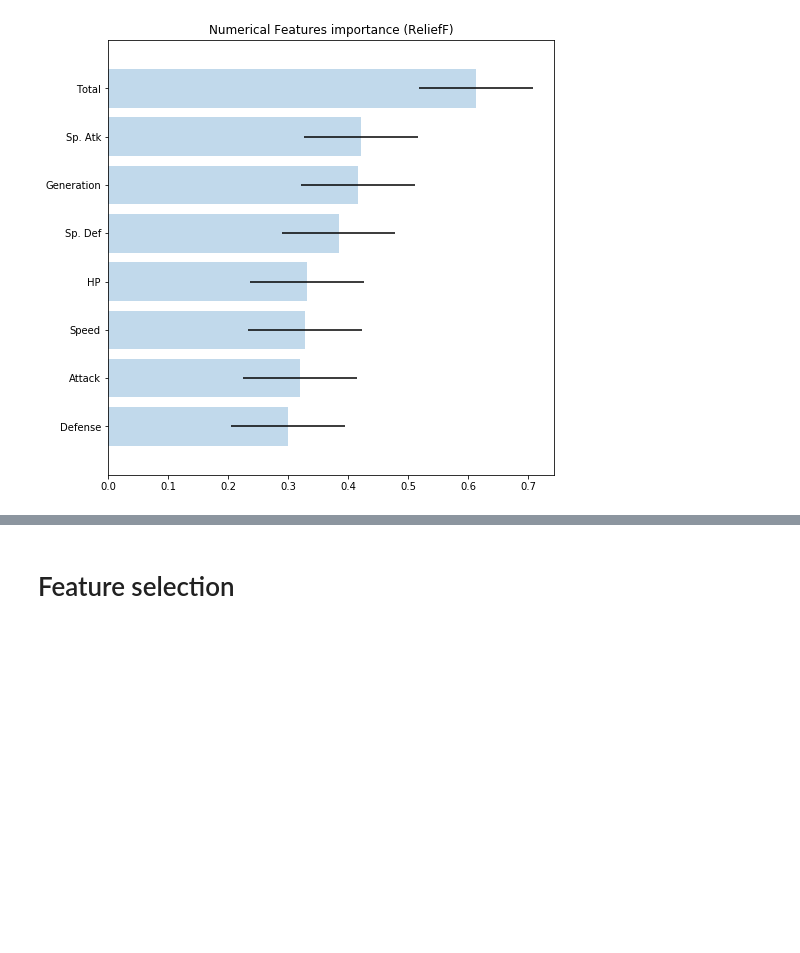
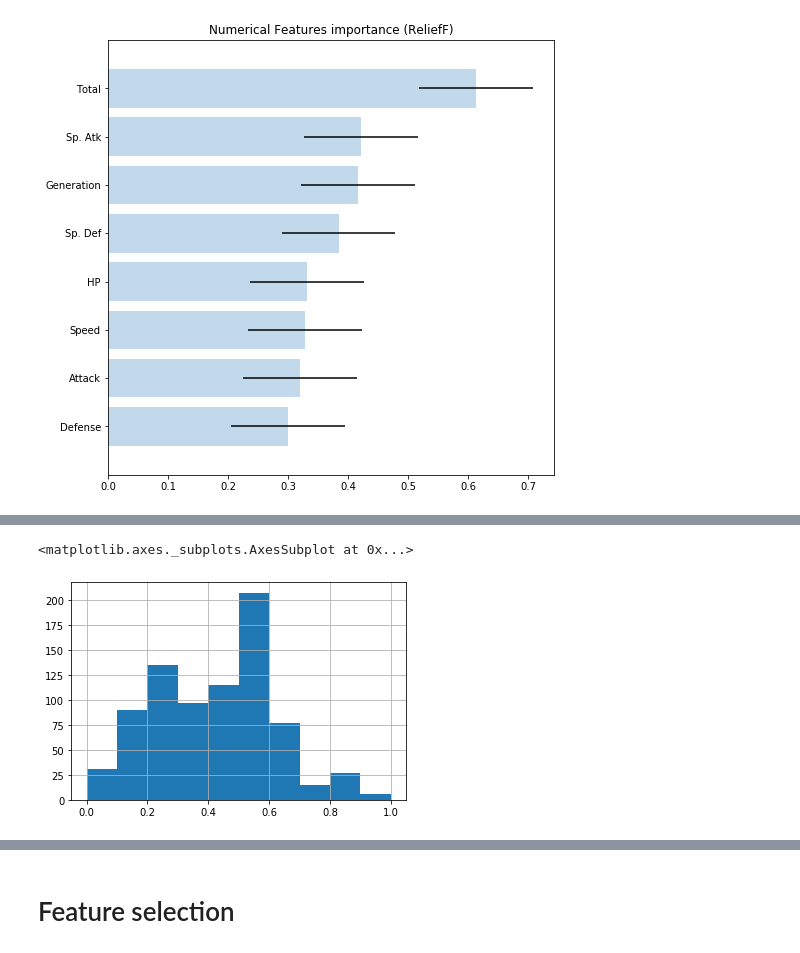
Before and after one commit to renero/dataset, a Jupyter notebook: example.ipynb, the cells around one changed output, grey strips where cells are left out. Saved outputs shown, nothing was run; the diff lists cells and outputs as text; code cells hidden in the pictures; blank space fills up the shorter version.

```diff
--- a/example.ipynb
+++ b/example.ipynb
@@ -236,0 +272,5 @@ pokemon.plot_importance()
+# %%
+pokemon.features.Total.hist()
+# %% [output]
+<matplotlib.axes._subplots.AxesSubplot at 0x...>
+[figure, added]
```
Also changed, not shown: parts of 17 cells of this notebook, 1 other file.
